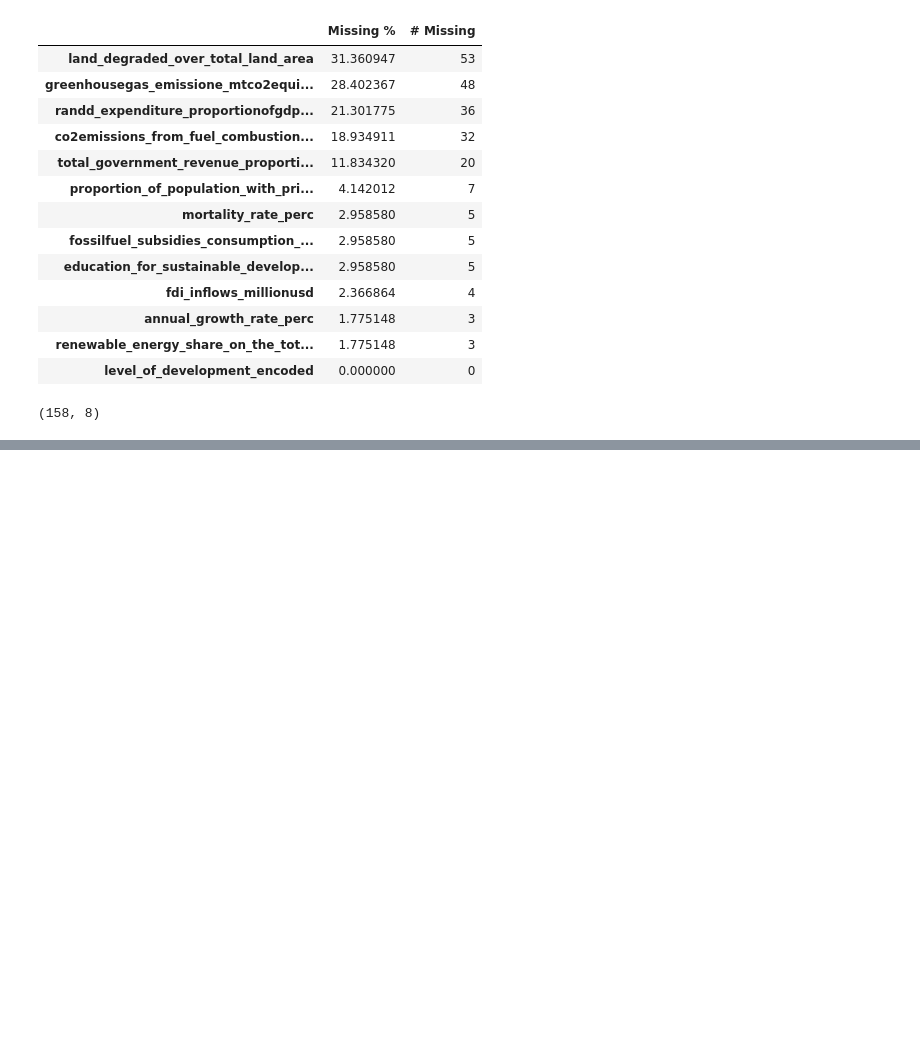
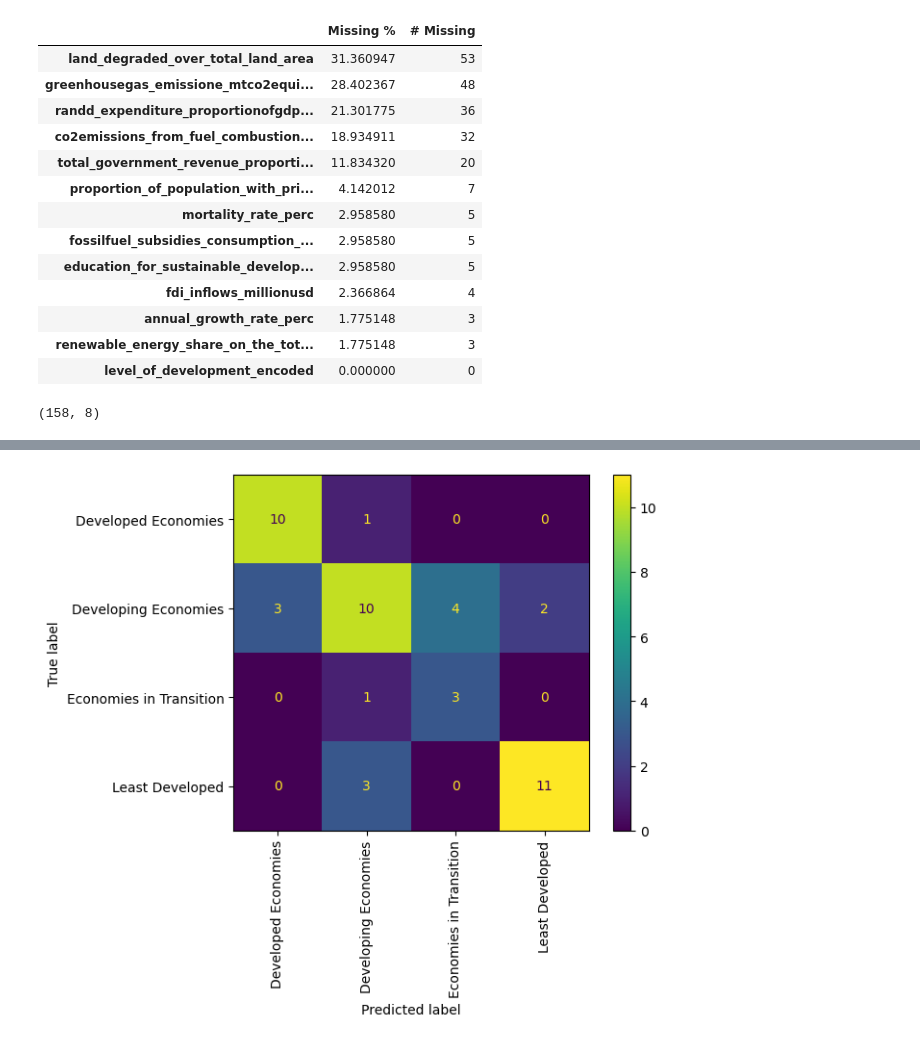
Before and after one commit to davidromeropro/Sustainability-of-Countries, a Jupyter notebook: ONU_Sustainability_of_Countries.ipynb, the cells around one changed output, grey strips where cells are left out. Drawn from its saved outputs; the diff is of its cells as text; code cells hidden in the pictures; blank space fills up the shorter version.

```diff
--- a/ONU_Sustainability_of_Countries.ipynb
+++ b/ONU_Sustainability_of_Countries.ipynb
@@ -309,0 +352,5 @@ X_train, X_test, y_train, y_test = train_test_split(X, y, random_state=0, test_s
+# %%
+lgb = LGBMClassifier()
+lgb.fit(X_train, y_train)
+lgb_predictions = lgb.predict(X_test)
+print(classification_report(y_test, lgb_predictions))
@@ -309,0 +399,6 @@ X_train, X_test, y_train, y_test = train_test_split(X, y, random_state=0, test_s
+# %%
+cm_lgb = confusion_matrix(y_test, lgb_predictions, labels=lgb.classes_)
+cm_lgb_matrix = ConfusionMatrixDisplay(confusion_matrix=cm_lgb,display_labels=encoder_name_mapping)
+cm_lgb_matrix.plot(xticks_rotation='vertical');
+# %% [output]
+[figure, added]
```
Also changed, not shown: parts of 23 cells of this notebook.
